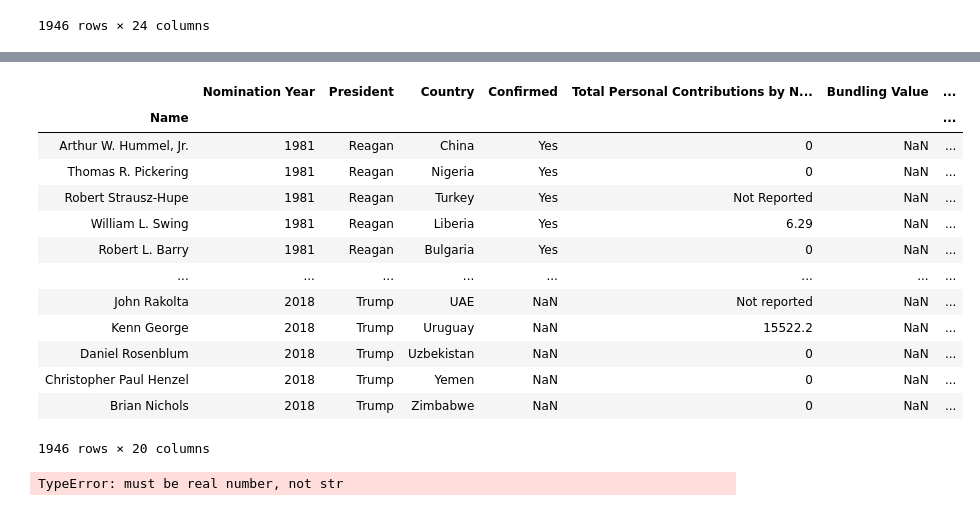
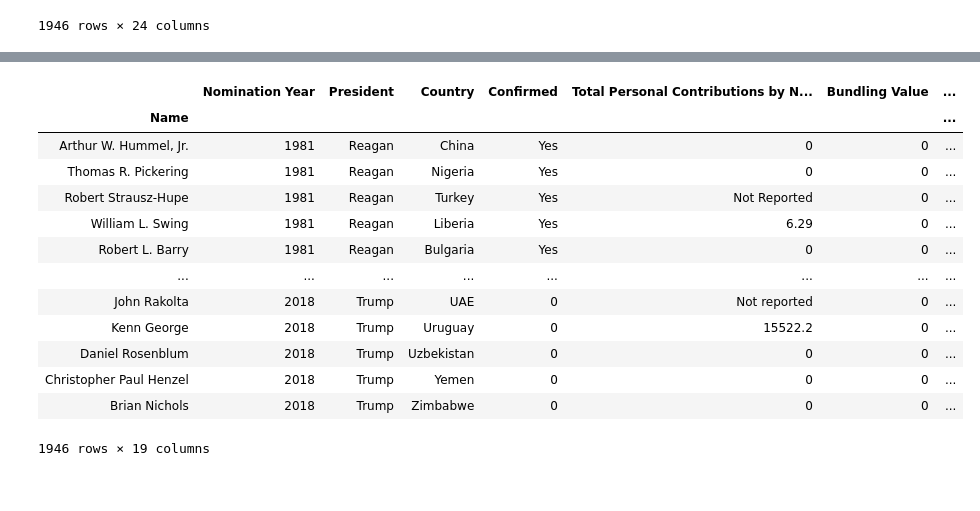
Before and after one commit to whencespence/python, a Jupyter notebook: project/campaign_contributions.ipynb, the cells around one changed output, grey strips where cells are left out. Drawn from its saved outputs; the diff is of its cells as text; code cells hidden in the pictures.

```diff
--- a/project/campaign_contributions.ipynb
+++ b/project/campaign_contributions.ipynb
@@ -70,26 +48,23 @@ data
-# %%
-# Remove useless columns, then print
-
-data = data.drop(['Career Background', 'Country Experience', 'Regional Experience', 'Doc No'], axis=1)
-data
-# %% [output]
-|  | Nomination Year | President | Country | Confirmed | Total Personal Contributions by N... | Bundling Value | ... |
-| Name |  |  |  |  |  |  | ... |
-| Arthur W. Hummel, Jr. | 1981 | Reagan | China | Yes | 0 | NaN | ... |
-| Thomas R. Pickering | 1981 | Reagan | Nigeria | Yes | 0 | NaN | ... |
-| Robert Strausz-Hupe | 1981 | Reagan | Turkey | Yes | Not Reported | NaN | ... |
-| William L. Swing | 1981 | Reagan | Liberia | Yes | 6.29 | NaN | ... |
-| Robert L. Barry | 1981 | Reagan | Bulgaria | Yes | 0 | NaN | ... |
-| ... | ... | ... | ... | ... | ... | ... | ... |
-| John Rakolta | 2018 | Trump | UAE | NaN | Not reported | NaN | ... |
-| Kenn George | 2018 | Trump | Uruguay | NaN | 15522.2 | NaN | ... |
-| Daniel Rosenblum | 2018 | Trump | Uzbekistan | NaN | 0 | NaN | ... |
-| Christopher Paul Henzel | 2018 | Trump | Yemen | NaN | 0 | NaN | ... |
-| Brian Nichols | 2018 | Trump | Zimbabwe | NaN | 0 | NaN | ... |
-1946 rows × 20 columns
-# %%
-# Clean data to standardize values e.g. 'Not Reported' versus 'Not reported', and round values
-
-data['Total Personal Contributions by Nominee'].apply(np.ceil)
-# %% [output]
-TypeError: must be real number, not str
+# %%
+# Clean data, then print
+
+data.columns = data.columns.str.strip().str.replace('.', '') # Remove whitespace, period chars (to later delete useless column)
+data = data.replace(np.NaN, 0) # Replace instances of 0 with NaN
+data = data.drop(['Doc No', 'Career Background', 'Country Experience', 'Regional Experience', 'Language'], axis=1) # Remove useless columns
+
+data
+# %% [output]
+|  | Nomination Year | President | Country | Confirmed | Total Personal Contributions by N... | Bundling Value | ... |
+| Name |  |  |  |  |  |  | ... |
+| Arthur W. Hummel, Jr. | 1981 | Reagan | China | Yes | 0 | 0 | ... |
+| Thomas R. Pickering | 1981 | Reagan | Nigeria | Yes | 0 | 0 | ... |
+| Robert Strausz-Hupe | 1981 | Reagan | Turkey | Yes | Not Reported | 0 | ... |
+| William L. Swing | 1981 | Reagan | Liberia | Yes | 6.29 | 0 | ... |
+| Robert L. Barry | 1981 | Reagan | Bulgaria | Yes | 0 | 0 | ... |
+| ... | ... | ... | ... | ... | ... | ... | ... |
+| John Rakolta | 2018 | Trump | UAE | 0 | Not reported | 0 | ... |
+| Kenn George | 2018 | Trump | Uruguay | 0 | 15522.2 | 0 | ... |
+| Daniel Rosenblum | 2018 | Trump | Uzbekistan | 0 | 0 | 0 | ... |
+| Christopher Paul Henzel | 2018 | Trump | Yemen | 0 | 0 | 0 | ... |
+| Brian Nichols | 2018 | Trump | Zimbabwe | 0 | 0 | 0 | ... |
+1946 rows × 19 columns
```
Also changed, not shown: parts of 7 cells of this notebook.
